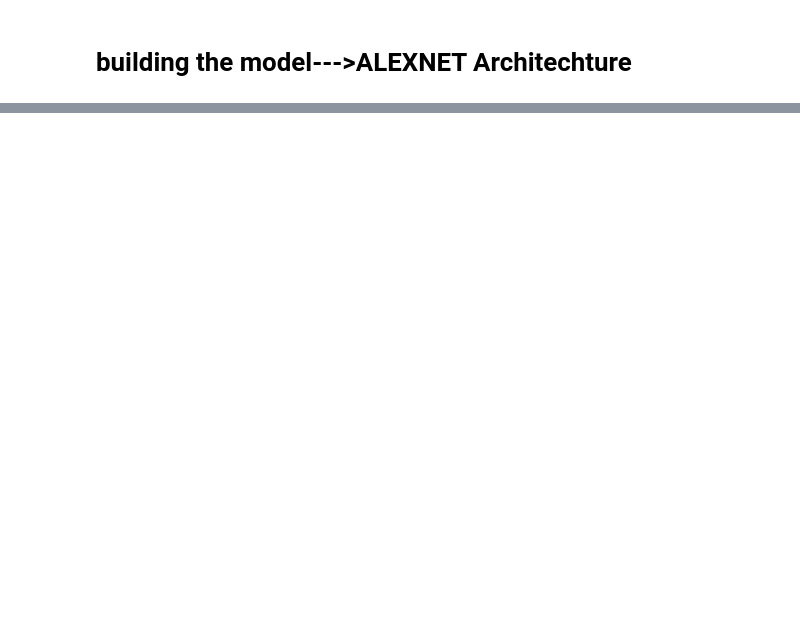
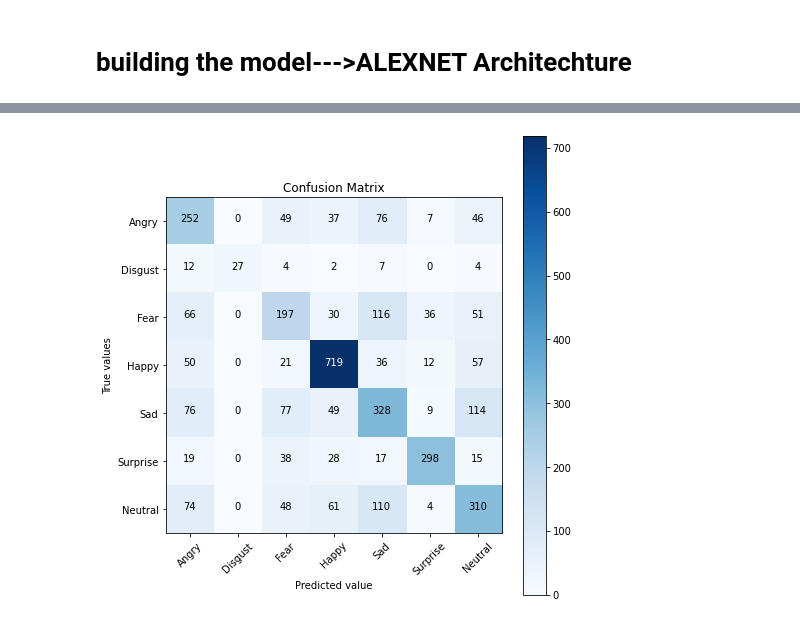
Before and after one commit to pavi-ninjaac/DeepLearningProjects, a Jupyter notebook: Face_Emotion_Recognision/FER_VGG.ipynb, the cells around one changed output, grey strips where cells are left out. Cells and saved outputs as stored; diff of their text form; code cells hidden in the pictures; blank space fills up the shorter version.

```diff
--- a/Face_Emotion_Recognision/FER_VGG.ipynb
+++ b/Face_Emotion_Recognision/FER_VGG.ipynb
@@ -217,0 +284,5 @@ Epoch 8/70
+# %%
+# load the model from the disk
+
+fer_vggnet  = load_model('/content/drive/MyDrive/Colab Notebooks/dataFiles/FER_Alex.h5')
+fer_vggnet.summary()
@@ -217,0 +307,11 @@ Epoch 8/70
+# %%
+# plot the metrics
+
+y_pred = fer_vggnet.predict(X_test , verbose=1)
+y_pred = np.argmax(y_pred , axis = 1)
+
+#change the test value to numerical
+#y_test = np.argmax(y_test , axis = 1)
+
+plot_confueion_matrix(y_test = y_test , y_pred = y_pred)
+# %% [output]
@@ -217,0 +319 @@ Epoch 8/70
+[figure, added]
```
Also changed, not shown: parts of 11 cells of this notebook.
